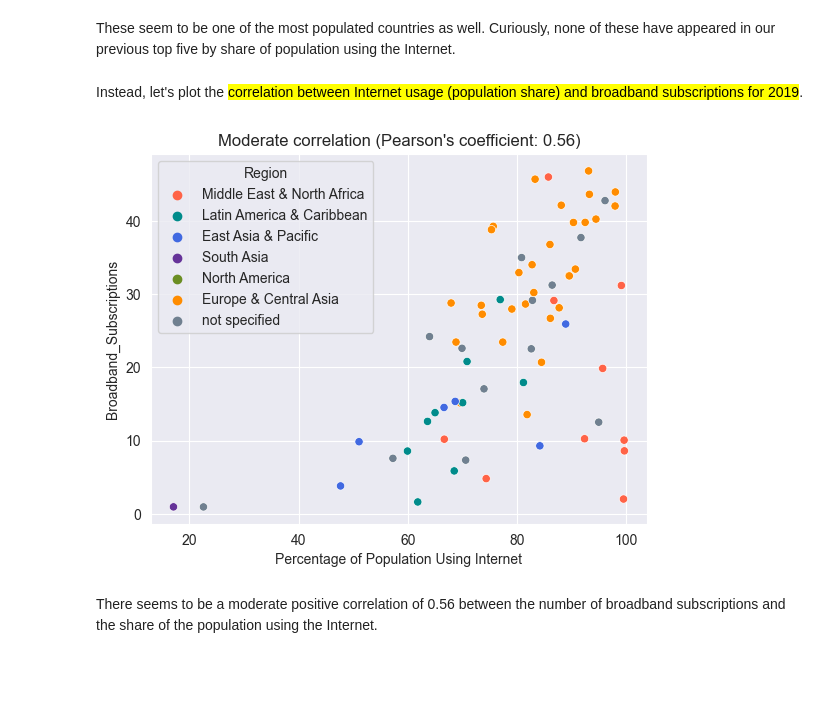
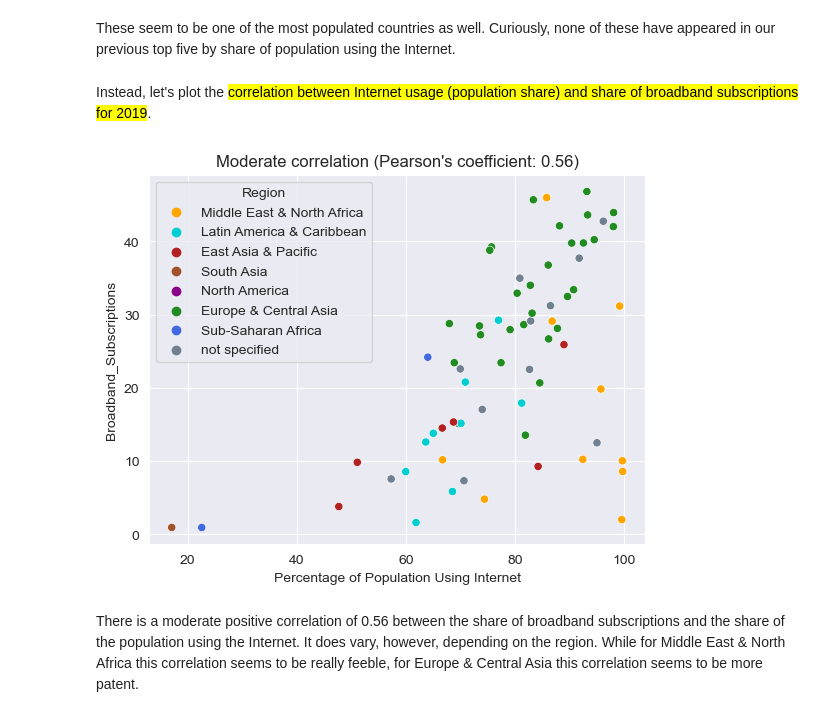
Before and after one commit to ekaterinaleks/world_internet_access, a Jupyter notebook: internet_access_analysis.ipynb, the cells around one changed output. Cells and saved outputs as stored; diff of their text form; code cells hidden in the pictures; blank space fills up the shorter version.

Commit message:
Added one region that was missing in the original Datacamp challenge & corresponding analysis.

```diff
--- a/internet_access_analysis.ipynb
+++ b/internet_access_analysis.ipynb
@@ -89,5 +61,5 @@ internet.head(35)
 # %%
-people = pd.read_csv('data/people.csv')
+people = pd.read_csv('people.csv')
 people.info()
 # %% [output]
 <class 'pandas.core.frame.DataFrame'>
@@ -102,7 +74,7 @@ Data columns (total 4 columns):
 dtypes: int64(2), object(2)
 memory usage: 199.5+ KB
 # %%
-broadband = pd.read_csv('data/broadband.csv')
+broadband = pd.read_csv('broadband.csv')
 broadband.info()
 # %% [output]
 <class 'pandas.core.frame.DataFrame'>
@@ -205,14 +177,16 @@ regions = {
             'East Asia & Pacific': [],
             'South Asia': [],
             'North America': [],
-            'Europe & Central Asia': []}
+            'Europe & Central Asia': [],
+            'Sub-Saharan Africa': []}
 
 labels = {2:'Europe & Central Asia',
           4:'Middle East & North Africa',
           3:'Latin America & Caribbean',
           1:'East Asia & Pacific',
           6:'South Asia',
-          5:'North America'}
+          5:'North America',
+          7: 'Sub-Saharan Africa'}
 for index, table in enumerate(soup.find_all('table')):
     if index not in labels:
         continue
@@ -273,12 +239,13 @@ top_fives.rename(columns={'Entity':'Country', 'Internet_Usage': '% of Population
 # %%
 #preparing palette for the visualization of regions
 
-colour = {'Europe & Central Asia':'darkorange',
-          'Middle East & North Africa': 'tomato',
-          'Latin America & Caribbean': 'darkcyan',
-          'East Asia & Pacific': 'royalblue',
-          'South Asia': 'rebeccapurple',
-          'North America': 'olivedrab',
+colour = {'Europe & Central Asia':'forestgreen',
+          'Middle East & North Africa': 'orange',
+          'Latin America & Caribbean': 'darkturquoise',
+          'East Asia & Pacific': 'firebrick',
+          'South Asia': 'sienna',
+          'North America': 'darkmagenta',
+          'Sub-Saharan Africa': 'royalblue',
          'not specified': 'slategray'}
 # %%
 #getting the median Internet Usage for these five regions as a measure less affected by outliers than mean for later visualization
@@ -405,16 +365,16 @@ top_five_users
 # %% [markdown]
 These seem to be one of the most populated countries as well. Curiously, none of these have appeared in our previous top five by share of population using the Internet.
 # %% [markdown]
-Instead, let's plot the <mark>correlation between Internet usage (population share) and broadband subscriptions for 2019</mark>.
+Instead, let's plot the <mark>correlation between Internet usage (population share) and share of broadband subscriptions for 2019</mark>.
 # %%
 #visualization
 sns.set_style('darkgrid')
-sns.scatterplot(x='Internet_Usage', y='Broadband_Subscriptions', data=df_2019, hue='Region', hue_order=['Middle East & North Africa', 'Latin America & Caribbean', 'East Asia & Pacific', 'South Asia', 'North America', 'Europe & Central Asia', 'not specified'],palette=colour)
+sns.scatterplot(x='Internet_Usage', y='Broadband_Subscriptions', data=df_2019, hue='Region', hue_order=['Middle East & North Africa', 'Latin America & Caribbean', 'East Asia & Pacific', 'South Asia', 'North America', 'Europe & Central Asia', 'Sub-Saharan Africa', 'not specified'],palette=colour)
 plt.xlabel('Percentage of Population Using Internet')
 plt.ylabel('Broadband_Subscriptions')
 plt.title(f"Moderate correlation (Pearson's coefficient: {correlation})")
 plt.show()
 # %% [output]
-[figure, old version]
+[figure, new version]
 # %% [markdown]
-There seems to be a moderate positive correlation of 0.56 between the number of broadband subscriptions and the share of the population using the Internet.
+There is a moderate positive correlation of 0.56 between the share of broadband subscriptions and the share of the population using the Internet. It does vary, however, depending on the region. While for Middle East & North Africa this correlation seems to be really feeble, for Europe & Central Asia this correlation seems to be more patent.
```
Also changed, not shown: parts of 17 cells of this notebook.
